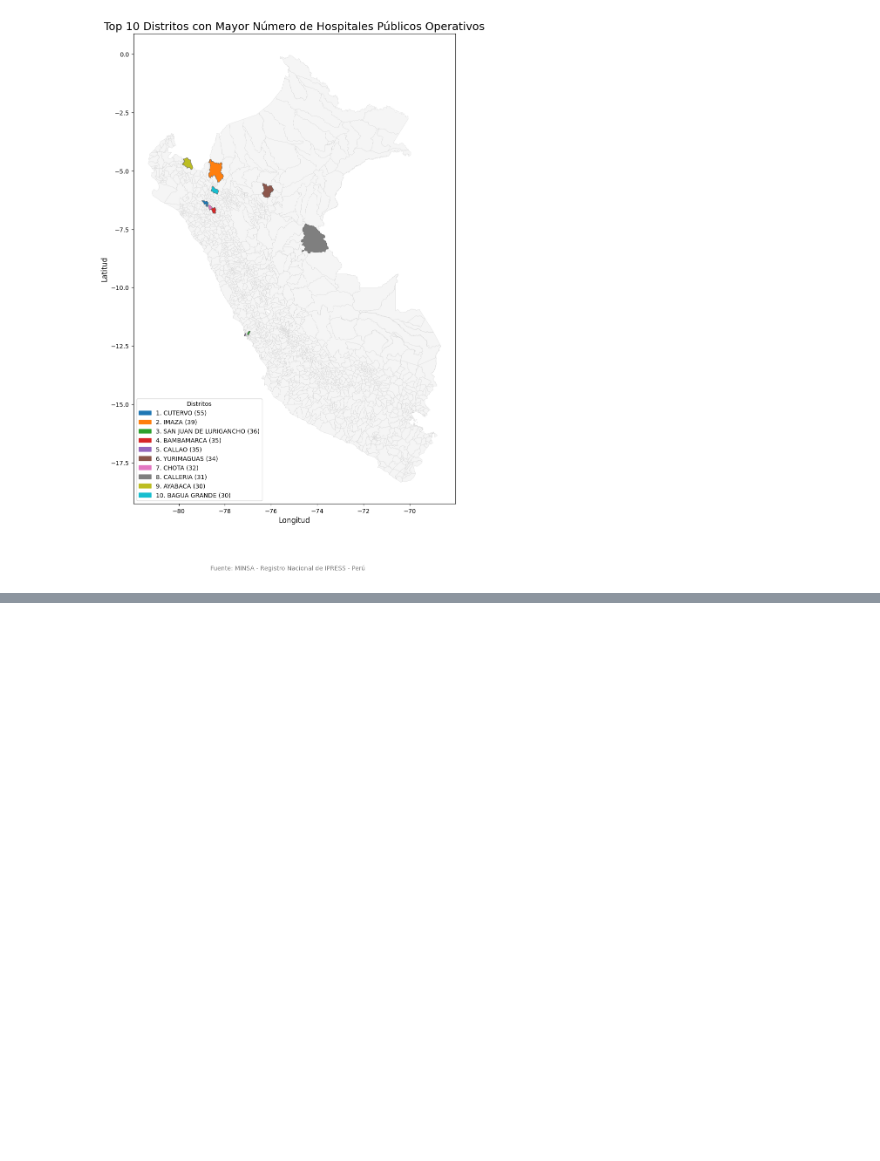
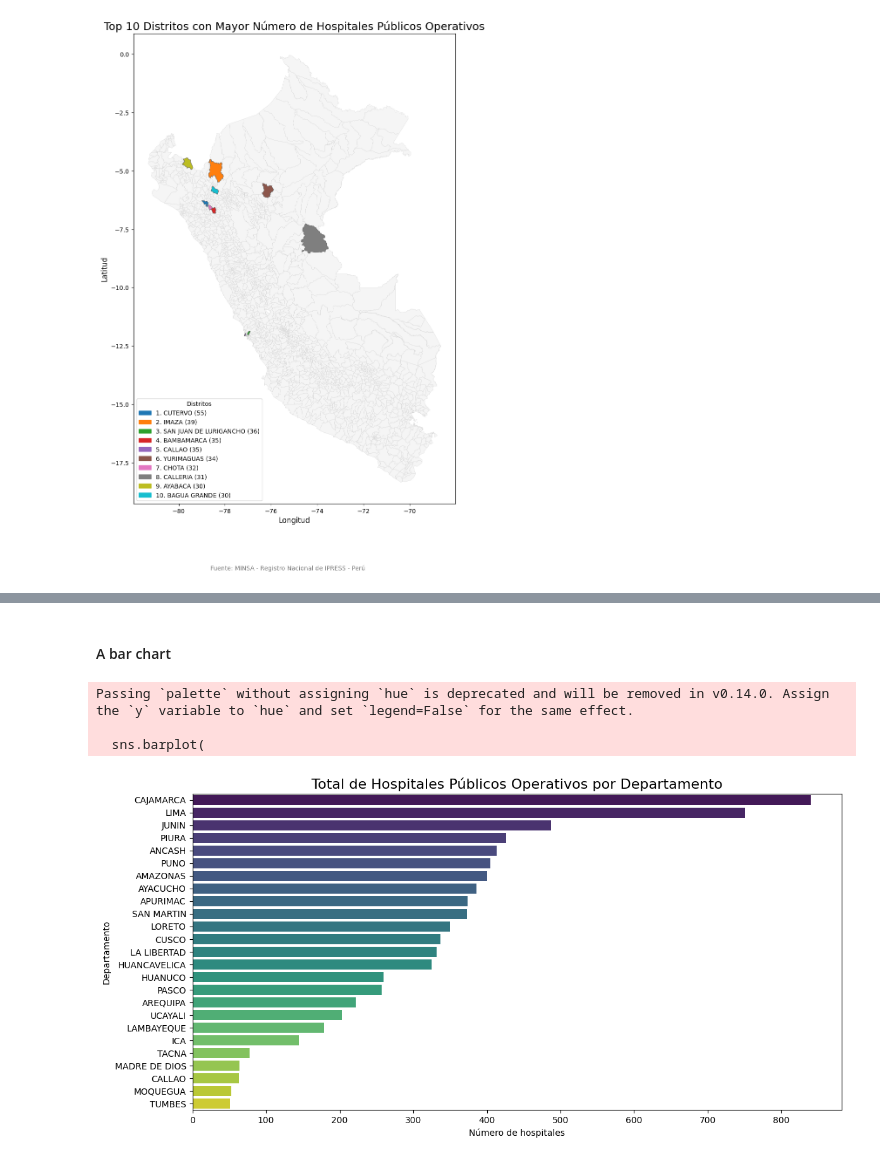
Before and after one commit to wiricardo/Hospitals-Access-Peru, a Jupyter notebook: code/static_maps.ipynb, the cells around one changed output, grey strips where cells are left out. Saved outputs shown, nothing was run; the diff lists cells and outputs as text; code cells hidden in the pictures; blank space fills up the shorter version.

```diff
--- a/code/static_maps.ipynb
+++ b/code/static_maps.ipynb
@@ -175,0 +196,10 @@ plt.show()
+# %%
+dept_counts = (
+    publicos_op.groupby('DEPARTAMENTO')
+    .size()
+    .reset_index(name='TOTAL_HOSPITALES')
+    .sort_values('TOTAL_HOSPITALES', ascending=False)
+)
+max_dept = dept_counts.iloc[0]
+min_dept = dept_counts.iloc[-1]
+dept_counts.to_csv("../output/operationao_hospitals_by_department.csv", index=False, encoding="utf-8")
@@ -175,0 +232,22 @@ plt.show()
+# %% [markdown]
+#### A bar chart
+# %%
+plt.figure(figsize=(12,6))
+sns.barplot(
+    data=dept_counts,
+    x='TOTAL_HOSPITALES',
+    y='DEPARTAMENTO',
+    palette='viridis'
+)
+plt.title("Total de Hospitales Públicos Operativos por Departamento", fontsize=16)
+plt.xlabel("Número de hospitales")
+plt.ylabel("Departamento")
+plt.tight_layout()
+plt.show()
+
+fig.savefig('../output/map_bar_chart.png', dpi=300, bbox_inches='tight')
+# %% [output]
+Passing `palette` without assigning `hue` is deprecated and will be removed in v0.14.0. Assign the `y` variable to `hue` and set `legend=False` for the same effect.
+
+  sns.barplot(
+[figure, added]
```
Also changed, not shown: parts of 8 cells of this notebook, 3 other files.
